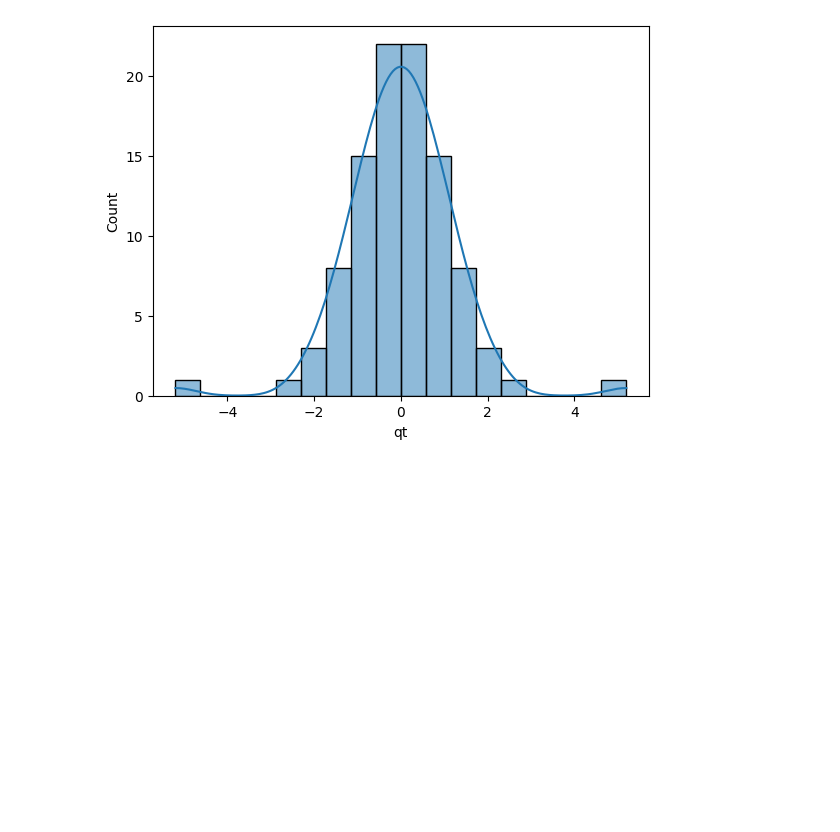
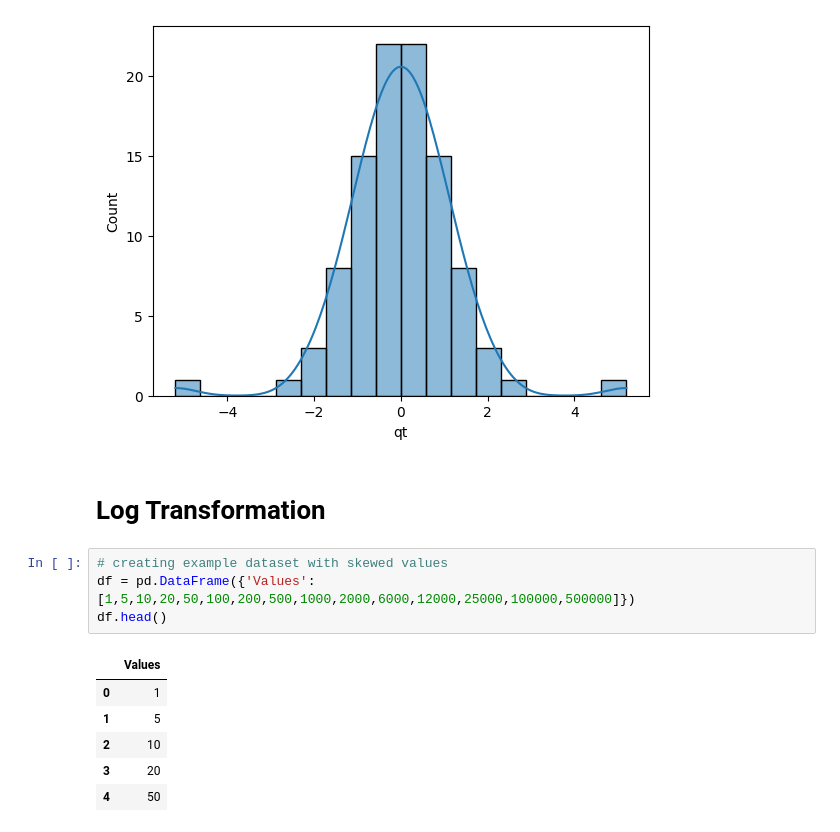
Before and after one commit to SakriyaPyakurel/ML, a Jupyter notebook: preprocessing/06.ipynb, the cells around one changed output. Saved outputs shown, nothing was run; the diff lists cells and outputs as text; blank space fills up the shorter version.

```diff
--- a/preprocessing/06.ipynb
+++ b/preprocessing/06.ipynb
@@ -62,3 +62,16 @@ Resultant transformation through pt_yeo_johnson
 [figure]
 Resultant transformation through qt
 [figure]
+# %% [markdown]
+# Log Transformation
+# %%
+# creating example dataset with skewed values
+df = pd.DataFrame({'Values':[1,5,10,20,50,100,200,500,1000,2000,6000,12000,25000,100000,500000]})
+df.head()
+# %% [output]
+|  | Values |
+| 0 | 1 |
+| 1 | 5 |
+| 2 | 10 |
+| 3 | 20 |
+| 4 | 50 |
```
Also changed, not shown: parts of 2 cells of this notebook.
